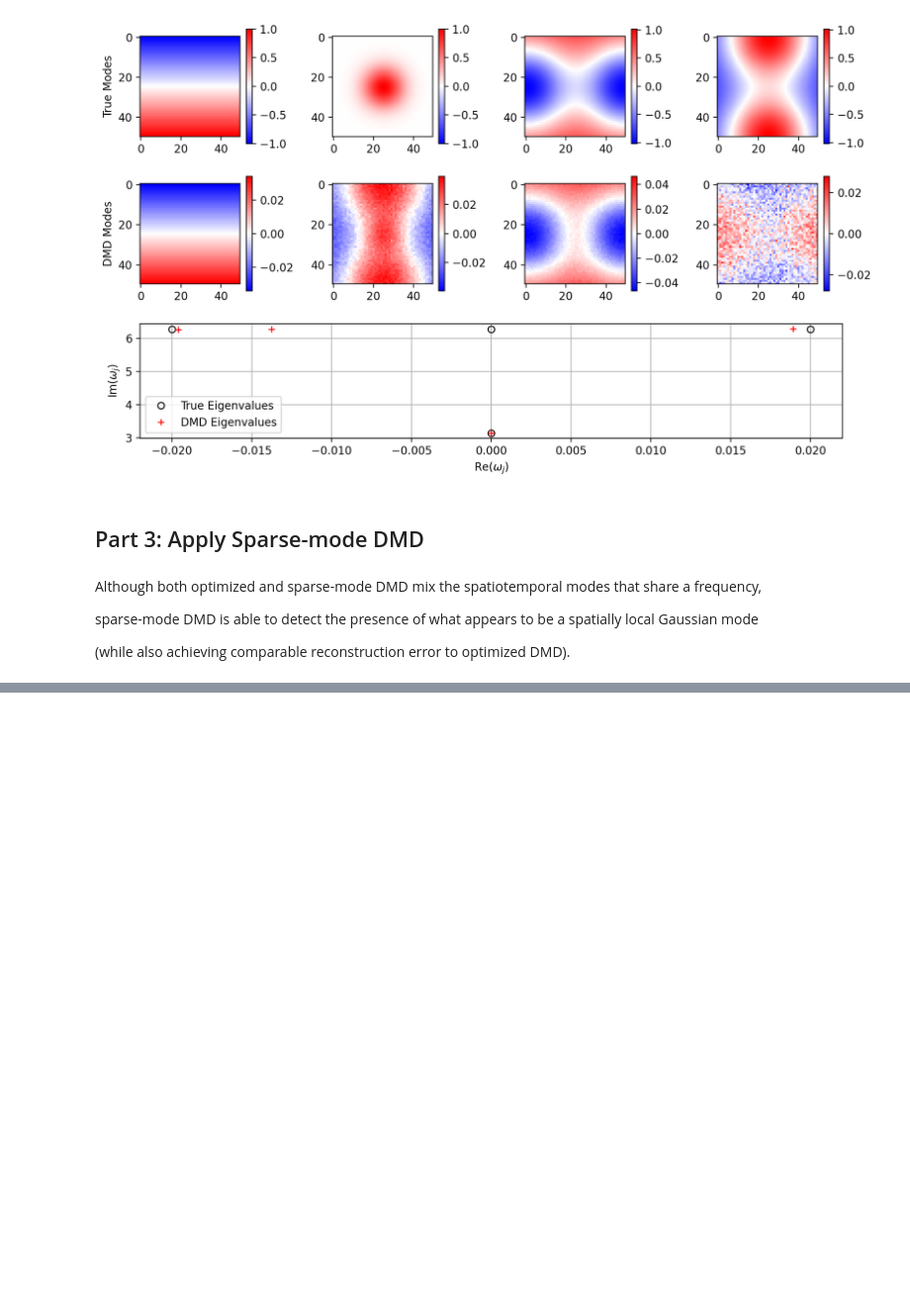
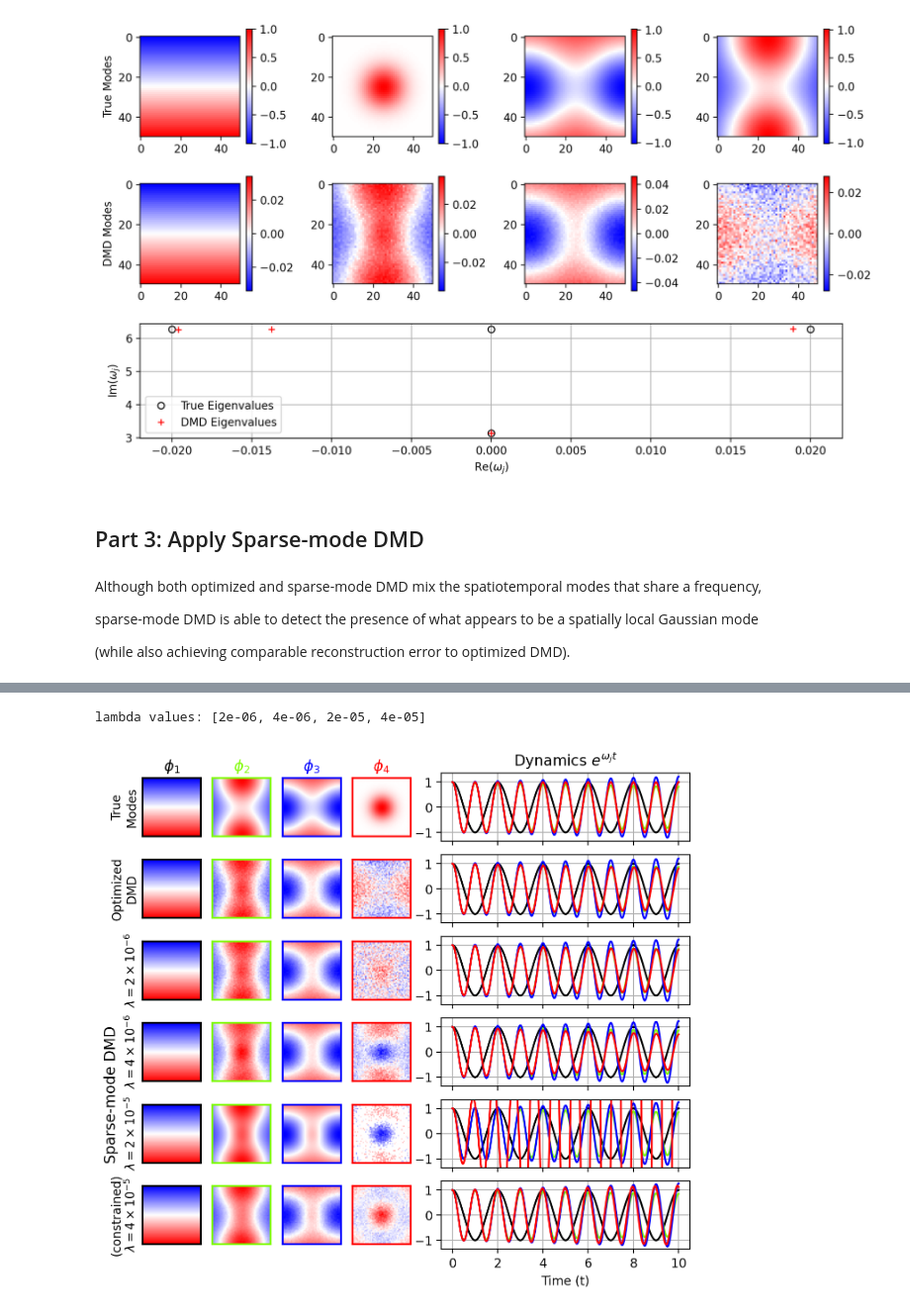
Before and after one commit to sichinaga/sparse_mode_dmd, a Jupyter notebook: ExampleA-ToyData.ipynb, the cells around one changed output, grey strips where cells are left out. Shown at 99% size. Saved outputs shown, nothing was run; the diff lists cells and outputs as text; code cells hidden in the pictures; blank space fills up the shorter version.

```diff
--- a/ExampleA-ToyData.ipynb
+++ b/ExampleA-ToyData.ipynb
@@ -191,0 +210,68 @@ Model Error = 0.00037836349817864986
+# %%
+print(f"lambda values: {lambda_vals}")
+# %% [output]
+lambda values: [2e-06, 4e-06, 2e-05, 4e-05]
+# %%
+row_titles = [
+    "True\nModes",
+    "Optimized\nDMD",
+    "$\\lambda = 2 \\times 10^{-6}$",
+    "$\\lambda = 4 \\times 10^{-6}$",
+    "$\\lambda = 2 \\times 10^{-5}$",
+    "(constrained)\n$\\lambda = 4 \\times 10^{-5}$",
+]
+true_mode_rearrange = np.array([0, 3, 2, 1])
+all_modes = [
+    true_modes[true_mode_rearrange],
+    optdmd.modes.real.T,
+    sp_optdmd_models[0].modes.real.T,
+    sp_optdmd_models[1].modes.real.T,
+    sp_optdmd_models[2].modes.real.T,
+    sp_optdmd_models[3].modes.real.T,
+]
+all_eigs = [
+    true_eigs[true_mode_rearrange],
+    optdmd.eigs,
+    sp_optdmd_models[0].eigs,
+    sp_optdmd_models[1].eigs,
+    sp_optdmd_models[2].eigs,
+    sp_optdmd_models[3].eigs,
+]
+mode_colors = ["k", "lawngreen", "b", "r"]
+
+fig = plt.figure(figsize=(8, 7), dpi=200)
+
+for k, title in enumerate(row_titles):
+    # Plot the modes.
+    for i, mode in enumerate(all_modes[k]):
+        ax = fig.add_subplot(6, 8, 8 * k + i + 1)
+        vmax = np.abs(mode).max()
+        im = ax.imshow(mode.reshape(ny, nx), cmap="bwr", vmin=-vmax, vmax=vmax)
+        ax.set_xticks([])
+        ax.set_yticks([])
+        # fig.colorbar(im, ax=ax)
+        if k == 0:
+            ax.set_title(f"$\\phi_{i + 1}$", c=mode_colors[i])
+        if i == 0:
+            ax.set_ylabel(title)
+        for spine in ax.spines.values():
+            spine.set_color(mode_colors[i])
+            spine.set_linewidth(1.5)
+
+    # Plot the dynamics.
+    ax = fig.add_subplot(6, 2, 2 * k + 2)
+    ax.set_ylim([-1.35, 1.35])
+    ax.grid()
+    for i, eig in enumerate(all_eigs[k]):
+        ax.plot(t, np.exp(eig * t).real, c=mode_colors[i])
+    if k < 5:
+        ax.set_xticklabels([])
+    else:
+        ax.set_xlabel("Time (t)")
+    if k == 0:
+        ax.set_title("Dynamics $e^{\\omega_j t}$")
+
+fig.supylabel("Sparse-mode DMD", x=0.07, y=0.36)
+plt.show()
+# %% [output]
+[figure, added]
```
Also changed, not shown: parts of 5 cells of this notebook, 3 other files.
